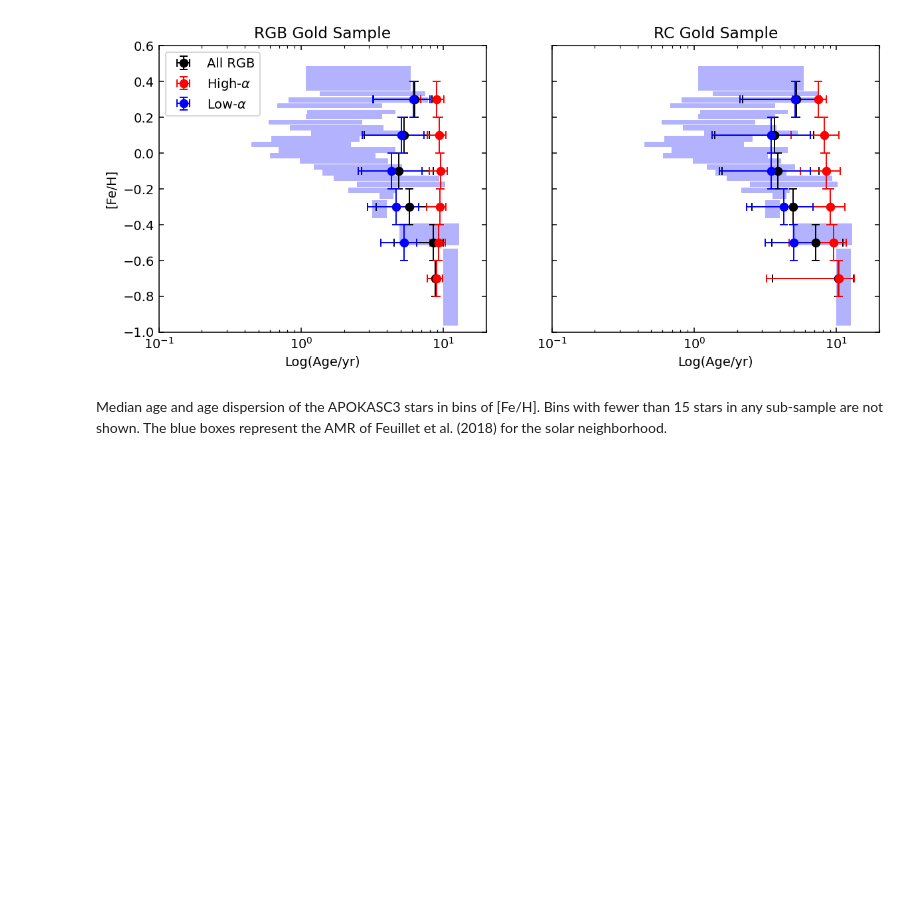
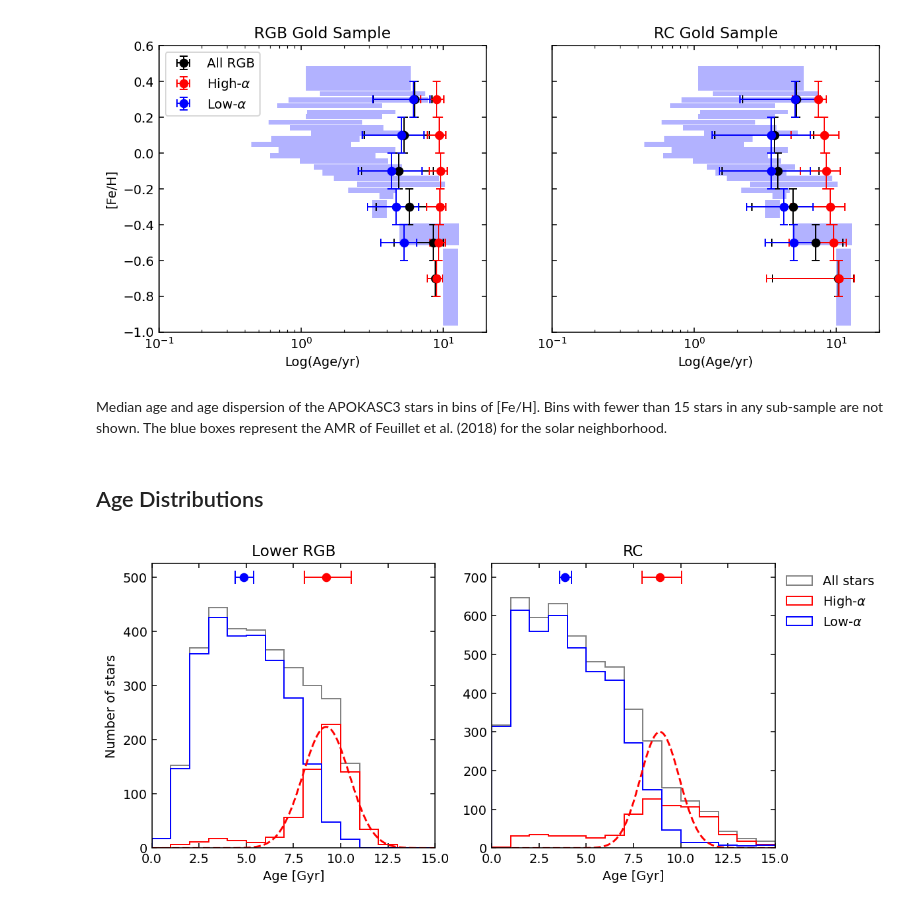
Before and after one commit to lodubay/abeona, a Jupyter notebook: src/scripts/apokasc3_amr.ipynb, the cells around one changed output. Cells and saved outputs as stored; diff of their text form; code cells hidden in the pictures; blank space fills up the shorter version.

Commit message:
add age distribution plot

```diff
--- a/src/scripts/apokasc3_amr.ipynb
+++ b/src/scripts/apokasc3_amr.ipynb
@@ -534,3 +534,5 @@ plt.show()
 [figure]
 # %% [markdown]
 Median age and age dispersion of the APOKASC3 stars in bins of [Fe/H]. Bins with fewer than 15 stars in any sub-sample are not shown. The blue boxes represent the AMR of Feuillet et al. (2018) for the solar neighborhood.
+# %% [markdown]
+## Age Distributions
@@ -536,0 +579,54 @@ Median age and age dispersion of the APOKASC3 stars in bins of [Fe/H]. Bins with
+# %%
+fig, axs = plt.subplots(1, 2, figsize=(10, 4), sharex=True)
+fig.subplots_adjust(right=0.8)
+
+# Lower RGB
+age_bins = np.arange(0, 16, 1)
+age_bin_centers = utils.get_bin_centers(age_bins)
+axs[0].set_title('Lower RGB')
+axs[0].hist(rgb_gold['Age_RGB'], bins=age_bins, histtype='step', color='grey', label='All stars')
+axs[0].hist(rgb_high_alpha['Age_RGB'], bins=age_bins, histtype='step', color='r', label=r'High-$\alpha$')
+axs[0].hist(rgb_low_alpha['Age_RGB'], bins=age_bins, histtype='step', color='b', label=r'Low-$\alpha$')
+# Plot median age uncertainties
+axs[0].errorbar(rgb_high_alpha['Age_RGB'].median(), 500,
+                xerr=np.array([rgb_high_alpha[['S_Age_RGB-', 'S_Age_RGB+']].abs().median()]).T,
+                fmt='o', elinewidth=1, color='r', capsize=5)
+axs[0].errorbar(rgb_low_alpha['Age_RGB'].median(), 500,
+                xerr=np.array([rgb_low_alpha[['S_Age_RGB-', 'S_Age_RGB+']].abs().median()]).T,
+                fmt='o', elinewidth=1, color='b', capsize=5)
+# Gaussian representing median uncertainty
+rgb_gauss = Gaussian(center=rgb_high_alpha['Age_RGB'].median(),
+                 stdev=rgb_high_alpha[['S_Age_RGB-', 'S_Age_RGB+']].abs().median(axis=None),
+                 coeff=rgb_high_alpha.shape[0])
+ages = np.arange(0, 15.1, 0.1)
+axs[0].plot(ages, rgb_gauss(ages), 'r--')
+axs[0].set_xlim((0, 15))
+axs[0].set_ylim((0, None))
+axs[0].set_xlabel('Age [Gyr]')
+axs[0].set_ylabel('Number of stars')
+
+# RC
+axs[1].set_title('RC')
+axs[1].hist(rc_gold['Age_RC/AGB'], bins=age_bins, histtype='step', color='grey', label='All stars')
+axs[1].hist(rc_high_alpha['Age_RC/AGB'], bins=age_bins, histtype='step', color='r', label=r'High-$\alpha$')
+axs[1].hist(rc_low_alpha['Age_RC/AGB'], bins=age_bins, histtype='step', color='b', label=r'Low-$\alpha$')
+# Plot median age uncertainties
+axs[1].errorbar(rc_high_alpha['Age_RC/AGB'].median(), 700,
+                xerr=np.array([rc_high_alpha[['S_Age_RC-', 'S_Age_RC+']].abs().median()]).T,
+                fmt='o', elinewidth=1, color='r', capsize=5)
+axs[1].errorbar(rc_low_alpha['Age_RC/AGB'].median(), 700,
+                xerr=np.array([rc_low_alpha[['S_Age_RC-', 'S_Age_RC+']].abs().median()]).T,
+                fmt='o', elinewidth=1, color='b', capsize=5)
+# Gaussian representing median uncertainty
+rc_gauss = Gaussian(center=rc_high_alpha['Age_RC/AGB'].median(),
+                 stdev=rc_high_alpha[['S_Age_RC-', 'S_Age_RC+']].abs().median(axis=None),
+                 coeff=rc_high_alpha.shape[0])
+ages = np.arange(0, 15.1, 0.1)
+axs[1].plot(ages, rc_gauss(ages), 'r--')
+axs[1].set_xlabel('Age [Gyr]')
+
+axs[1].legend(frameon=False, bbox_to_anchor=(1., 1.))
+
+plt.show()
+# %% [output]
+[figure, added]
```
Also changed, not shown: parts of 3 cells of this notebook.
